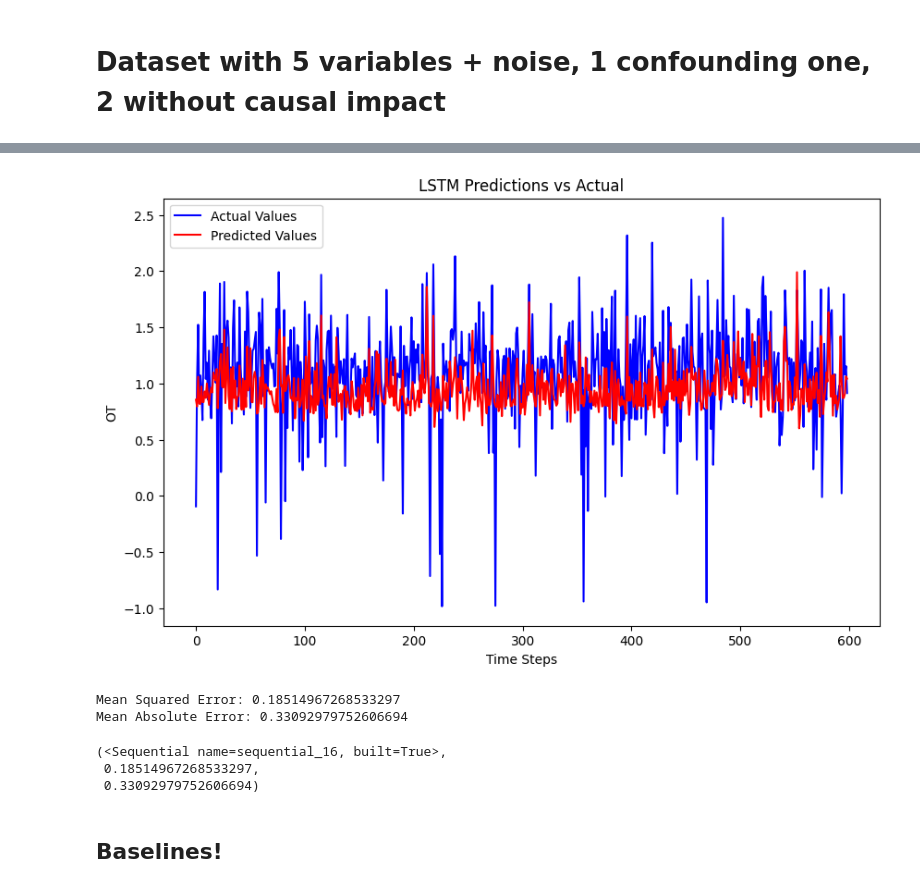
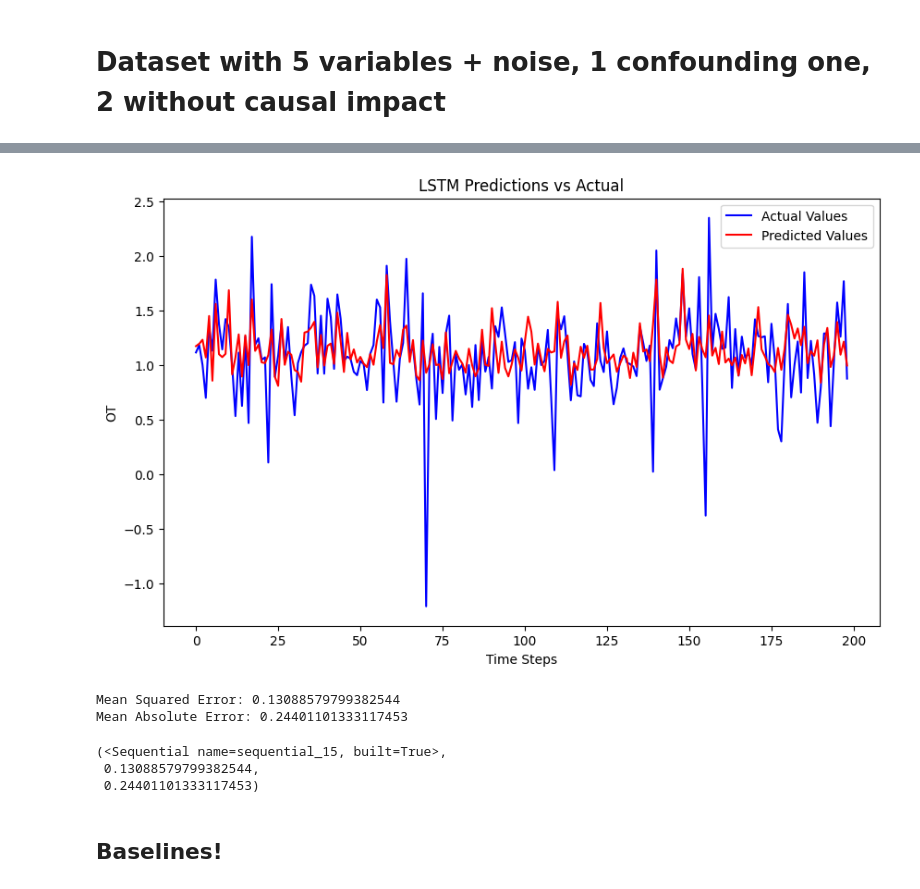
Before and after one commit to feschouw/Master_Thesis, a Jupyter notebook: Datasets/data_for_autoformer.ipynb, the cells around one changed output, grey strips where cells are left out. Drawn from its saved outputs; the diff is of its cells as text; code cells hidden in the pictures.

```diff
--- a/Datasets/data_for_autoformer.ipynb
+++ b/Datasets/data_for_autoformer.ipynb
@@ -236,6 +236,6 @@ def generate_data(seq_length=1000):
 
 
 # Generate and save the data
-data_df = generate_data(seq_length=26304) # Set the desired number of rows #26304 SAME as autofromer electricity dataset
+data_df = generate_data(seq_length=1000) # Set the desired number of rows #26304 SAME as autofromer electricity dataset
 data_df_simple_linear = data_df.copy()
 data_df.to_csv('data_causal_1.csv', index=False)
@@ -335,7 +423,7 @@ def generate_data(seq_length=1000):
     # Create DataFrame
     data_df = pd.DataFrame({
         'date': timestamps,
-        '0': np.full(seq_length, C),
+        '0': C,
         '1': X,
         'OT': Y
     })
@@ -436,7 +529,7 @@ def generate_data(seq_length=1000):
 
 
 # Generate and save the data
-data_df = generate_data(seq_length=3000) # Set the desired number of rows
+data_df = generate_data(seq_length=1000) # Set the desired number of rows
 data_df.to_csv('data_causal_4.csv', index=False)
 
 data_df_complex_linear = data_df.copy()
@@ -455,3 +571,3 @@ Mean Absolute Error: 0.31239853102254983
 # %%
-run_lstm(data_df_complex_linear, ['0', '1', '2', '3'], 'OT', look_back=1, test_ratio=0.2, epochs=50, batch_size=1)
+run_lstm(data_df_complex_linear, ['0', '1', '2', '3'], 'OT', look_back=1, test_ratio=0.2, epochs=30, batch_size=1)
 # %% [output]
@@ -475,6 +592,6 @@ Epoch 50/50
-[figure, old version]
+[figure, new version]
-Mean Squared Error: 0.18514967268533297
-Mean Absolute Error: 0.33092979752606694
-(<Sequential name=sequential_16, built=True>,
- 0.18514967268533297,
- 0.33092979752606694)
+Mean Squared Error: 0.13088579799382544
+Mean Absolute Error: 0.24401101333117453
+(<Sequential name=sequential_15, built=True>,
+ 0.13088579799382544,
+ 0.24401101333117453)
```
Also changed, not shown: parts of 16 cells of this notebook, 3 other files.
